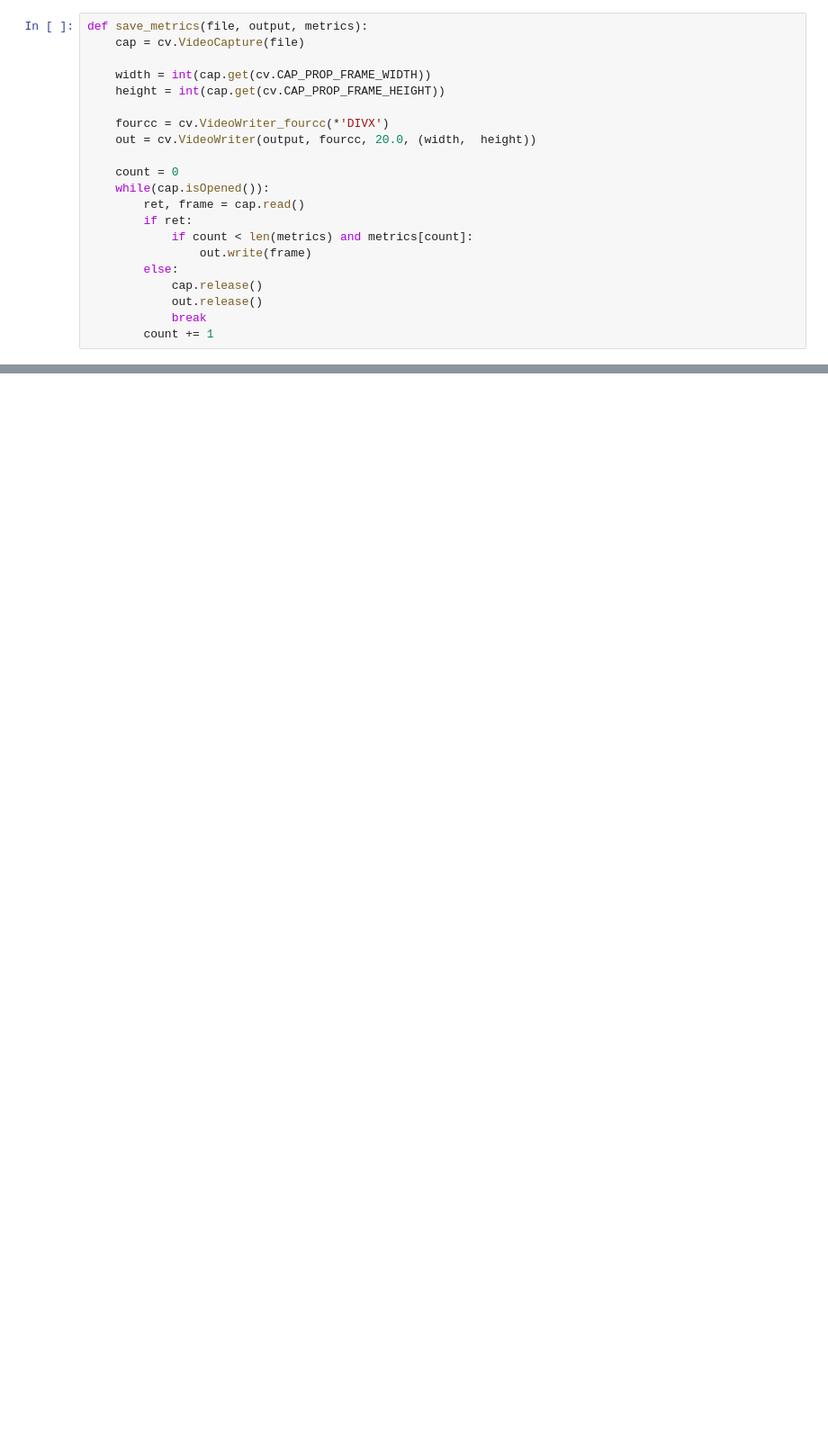
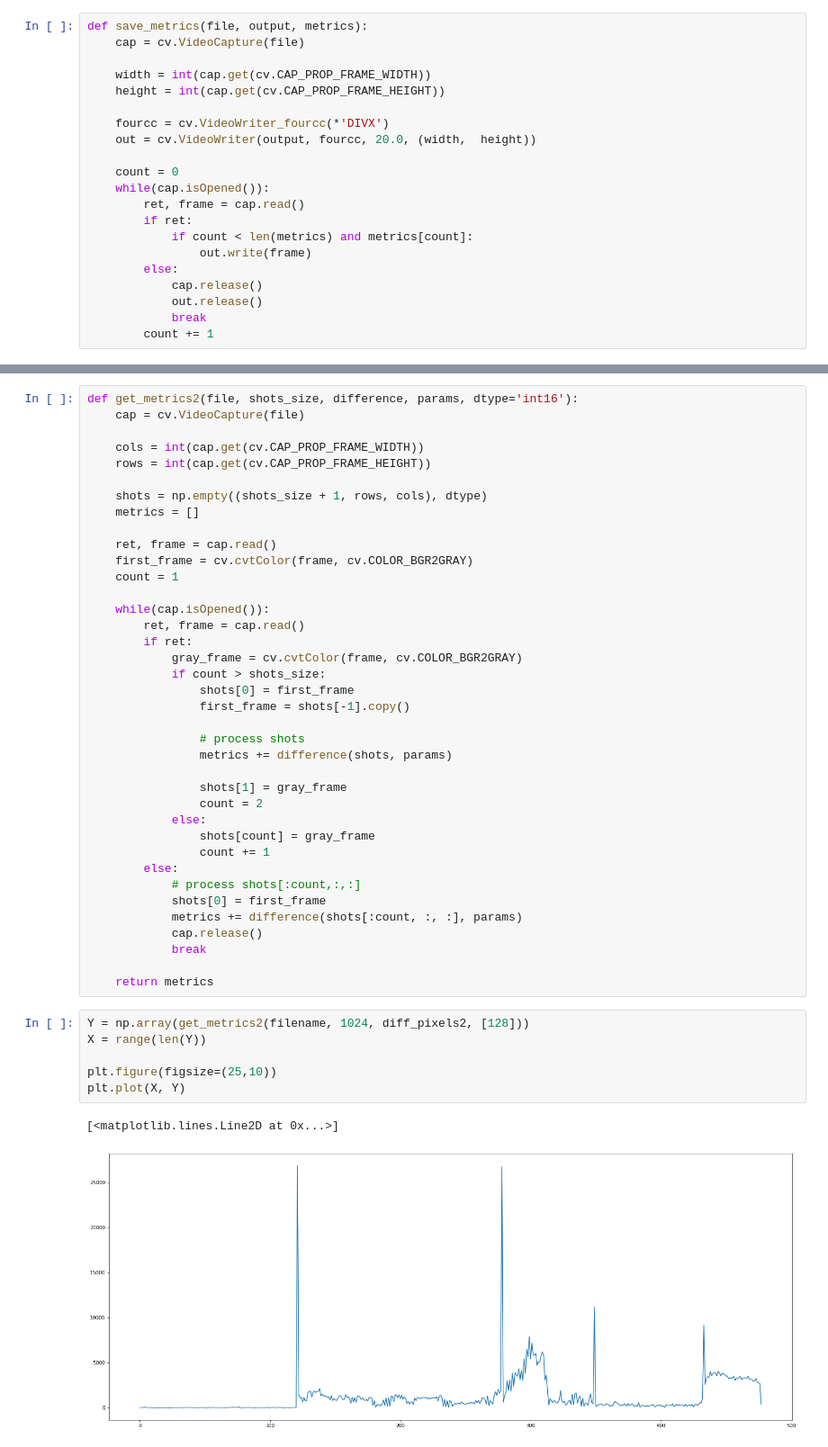
Before and after one commit to maldonadoq/image-processing, a Jupyter notebook: exercise/ex3/summarization.ipynb, the cells around one changed output, grey strips where cells are left out. Shown: that part at 90% size. Saved outputs shown, nothing was run; the diff lists cells and outputs as text; blank space fills up the shorter version.

```diff
--- a/exercise/ex3/summarization.ipynb
+++ b/exercise/ex3/summarization.ipynb
@@ -101,0 +127,47 @@ save_metrics(filename, output_name, Y > 3000)
+# %%
+def get_metrics2(file, shots_size, difference, params, dtype='int16'):
+    cap = cv.VideoCapture(file)
+
+    cols = int(cap.get(cv.CAP_PROP_FRAME_WIDTH))
+    rows = int(cap.get(cv.CAP_PROP_FRAME_HEIGHT))
+
+    shots = np.empty((shots_size + 1, rows, cols), dtype)
+    metrics = []
+
+    ret, frame = cap.read()
+    first_frame = cv.cvtColor(frame, cv.COLOR_BGR2GRAY)
+    count = 1
+
+    while(cap.isOpened()):
+        ret, frame = cap.read()
+        if ret:
+            gray_frame = cv.cvtColor(frame, cv.COLOR_BGR2GRAY)
+            if count > shots_size:
+                shots[0] = first_frame
+                first_frame = shots[-1].copy()
+
+                # process shots
+                metrics += difference(shots, params)
+
+                shots[1] = gray_frame
+                count = 2
+            else:
+                shots[count] = gray_frame
+                count += 1
+        else:
+            # process shots[:count,:,:]
+            shots[0] = first_frame
+            metrics += difference(shots[:count, :, :], params)
+            cap.release()
+            break
+
+    return metrics
+# %%
+Y = np.array(get_metrics2(filename, 1024, diff_pixels2, [128]))
+X = range(len(Y))
+
+plt.figure(figsize=(25,10))
+plt.plot(X, Y)
+# %% [output]
+[<matplotlib.lines.Line2D at 0x...>]
+[figure, added]
```
Also changed, not shown: parts of 15 cells of this notebook.
